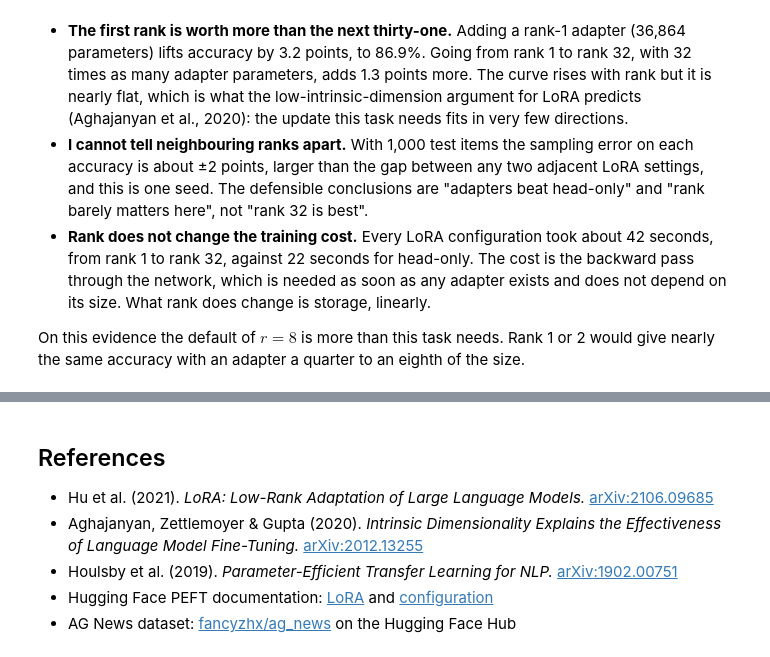
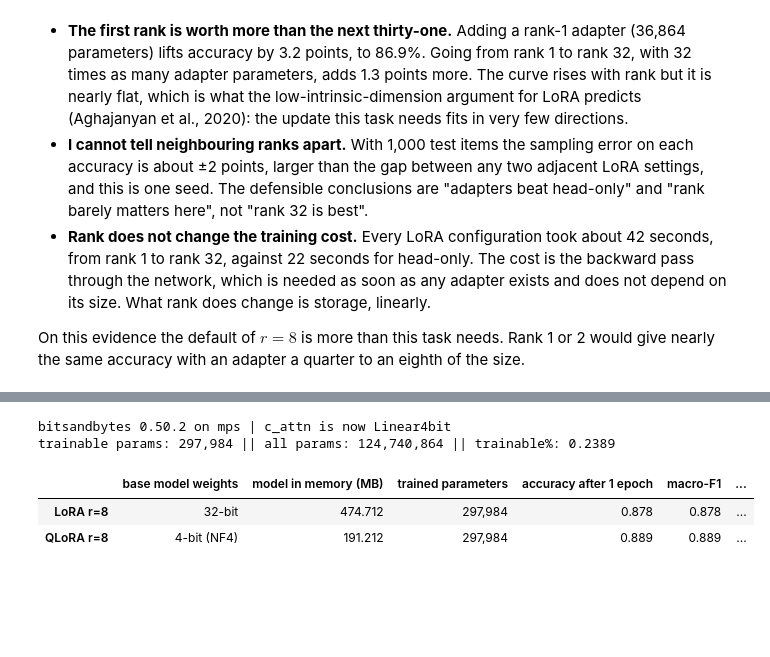
Before and after one commit to xlsarath/lightweight-fine-tuning, a Jupyter notebook: LightweightFineTuning.ipynb, the cells around one changed output, grey strips where cells are left out. Drawn from its saved outputs; the diff is of its cells as text; code cells hidden in the pictures; blank space fills up the shorter version.

```diff
--- a/LightweightFineTuning.ipynb
+++ b/LightweightFineTuning.ipynb
@@ -650,8 +643,67 @@ On this evidence the default of $r = 8$ is more than this task needs. Rank 1 or
-# %% [markdown]
-## References
-
-- Hu et al. (2021). *LoRA: Low-Rank Adaptation of Large Language Models.* [arXiv:2106.09685](https://arxiv.org/abs/2106.09685)
-- Aghajanyan, Zettlemoyer & Gupta (2020). *Intrinsic Dimensionality Explains the Effectiveness of Language Model Fine-Tuning.* [arXiv:2012.13255](https://arxiv.org/abs/2012.13255)
-- Houlsby et al. (2019). *Parameter-Efficient Transfer Learning for NLP.* [arXiv:1902.00751](https://arxiv.org/abs/1902.00751)
-- Hugging Face PEFT documentation: [LoRA](https://huggingface.co/docs/peft/package_reference/lora) and [configuration](https://huggingface.co/docs/peft/package_reference/config)
-- AG News dataset: [fancyzhx/ag_news](https://huggingface.co/datasets/fancyzhx/ag_news) on the Hugging Face Hub
+# %%
+import importlib.util
+
+QLORA_DEVICE = "cuda" if torch.cuda.is_available() else "mps" if torch.backends.mps.is_available() else None
+qlora_available = importlib.util.find_spec("bitsandbytes") is not None and QLORA_DEVICE is not None
+
+if not qlora_available:
+    print("Skipping QLoRA: it needs the bitsandbytes package and a CUDA or Apple Silicon GPU.")
+else:
+    import bitsandbytes
+    from peft import prepare_model_for_kbit_training
+    from transformers import BitsAndBytesConfig
+
+    logging.getLogger("torch._dynamo").setLevel(logging.ERROR)   # silence compiler notices from the 4-bit kernels
+
+    quant_config = BitsAndBytesConfig(
+        load_in_4bit=True,
+        bnb_4bit_quant_type="nf4",
+        bnb_4bit_use_double_quant=True,
+        bnb_4bit_compute_dtype=torch.float16,
+    )
+
+    transformers.set_seed(42)
+    qlora_model = AutoModelForSequenceClassification.from_pretrained(
+        MODEL_NAME, num_labels=len(LABELS), id2label=id2label, label2id=label2id,
+        quantization_config=quant_config, device_map={"": QLORA_DEVICE}, **MODEL_KWARGS,
+    )
+    qlora_model.config.pad_token_id = tokenizer.pad_token_id
+    footprint_4bit = qlora_model.get_memory_footprint()
+
+    qlora_model = prepare_model_for_kbit_training(qlora_model, use_gradient_checkpointing=False)
+    qlora_config = LoraConfig(
+        task_type=TaskType.SEQ_CLS, r=8, lora_alpha=16, lora_dropout=0.1,
+        target_modules=["c_attn"], fan_in_fan_out=False,   # Linear4bit is not transposed
+    )
+    qlora_model = get_peft_model(qlora_model, qlora_config)
+    print(f"bitsandbytes {bitsandbytes.__version__} on {QLORA_DEVICE} | c_attn is now {type(qlora_model.base_model.model.transformer.h[0].attn.c_attn.base_layer).__name__}")
+    qlora_model.print_trainable_parameters()
+
+    start = time.perf_counter()
+    make_trainer(qlora_model, epochs=1).train()
+    qlora_seconds = time.perf_counter() - start
+    qlora_result = evaluate(qlora_model)
+
+    footprint_32bit = load_base_model().get_memory_footprint()
+    lora_row = sweep[sweep["rank"] == 8].iloc[0]
+
+    qlora_table = pd.DataFrame(
+        {
+            "base model weights": ["32-bit", "4-bit (NF4)"],
+            "model in memory (MB)": [footprint_32bit / 1024**2, footprint_4bit / 1024**2],
+            "trained parameters": [f"{int(lora_row['trained parameters']):,}"] * 2,
+            "accuracy after 1 epoch": [lora_row["accuracy"], qlora_result["accuracy"]],
+            "macro-F1": [lora_row["macro-F1"], qlora_result["macro_f1"]],
+            "train seconds": [lora_row["train seconds"], qlora_seconds],
+        },
+        index=["LoRA r=8", "QLoRA r=8"],
+    )
+    del qlora_model
+
+qlora_table.round(3) if qlora_available else None
+# %% [output]
+bitsandbytes 0.50.2 on mps | c_attn is now Linear4bit
+trainable params: 297,984 || all params: 124,740,864 || trainable%: 0.2389
+|  | base model weights | model in memory (MB) | trained parameters | accuracy after 1 epoch | macro-F1 | ... |
+| LoRA r=8 | 32-bit | 474.712 | 297,984 | 0.878 | 0.878 | ... |
+| QLoRA r=8 | 4-bit (NF4) | 191.212 | 297,984 | 0.889 | 0.889 | ... |
```
Also changed, not shown: parts of 8 cells of this notebook, 2 other files.
